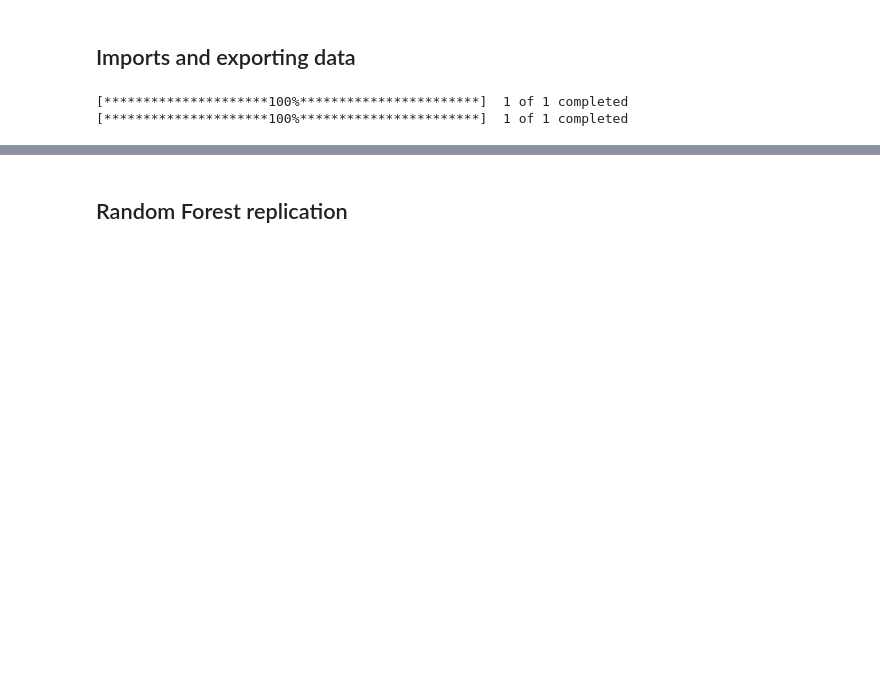
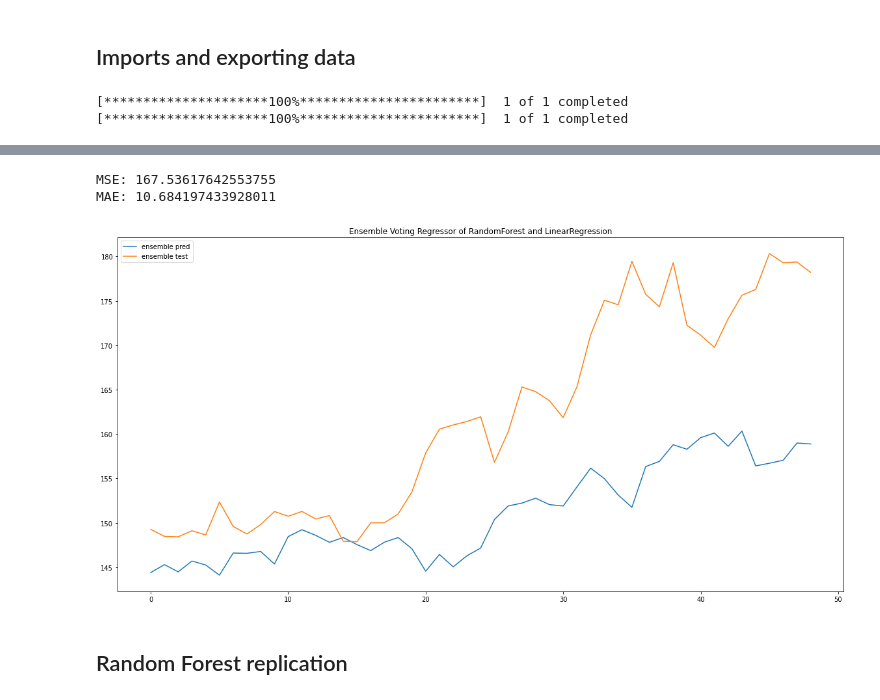
Before and after one commit to ivanlimsy/iOracle, a Jupyter notebook: notebooks/iOracle Deep Learning Ivan.ipynb, the cells around one changed output, grey strips where cells are left out. Drawn from its saved outputs; the diff is of its cells as text; code cells hidden in the pictures; blank space fills up the shorter version.

Commit message:
added ensemble of randomforest and linear regression

```diff
--- a/notebooks/iOracle Deep Learning Ivan.ipynb
+++ b/notebooks/iOracle Deep Learning Ivan.ipynb
@@ -53,0 +89,2 @@ vix_df.to_csv("/Users/ivanlimsweeyong/code/ivanlimsy/jupyter/VIX.csv")   #for on
+# %%
+results = ensemble.predict(X_test)
@@ -53,0 +95,4 @@ vix_df.to_csv("/Users/ivanlimsweeyong/code/ivanlimsy/jupyter/VIX.csv")   #for on
+# %%
+ensemble_y_pred = pd.DataFrame({'ensemble_y_pred':results})
+ensemble_y_test = pd.DataFrame({'ensemble_y_test':y_test})
+ensemble_y_test.reset_index(inplace=True, drop=True)
@@ -54,3 +101,24 @@ vix_df.to_csv("/Users/ivanlimsweeyong/code/ivanlimsy/jupyter/VIX.csv")   #for on
+# %%
+results_df = ensemble_y_pred.merge(ensemble_y_test,
+                       how='inner', left_index=True, right_index=True)
+# %%
+results_df['squared_error'] = (results_df['ensemble_y_pred'] - results_df['ensemble_y_test'])**2
+results_df['absolute_error'] = (results_df['ensemble_y_pred'] - results_df['ensemble_y_test']).abs()
+# %%
+print(f"MSE: {results_df['squared_error'].mean()}")
+print(f"MAE: {results_df['absolute_error'].mean()}")
+# %% [output]
+MSE: 167.53617642553755
+MAE: 10.684197433928011
+# %%
+plt.figure(figsize=(20,10))
+plt.plot(results_df.index, results_df['ensemble_y_pred'], label='ensemble pred')
+plt.plot(results_df.index, results_df['ensemble_y_test'], label='ensemble test')
+plt.legend()
+plt.title('Ensemble Voting Regressor of RandomForest and LinearRegression')
+plt.show()
+# %% [output]
+[figure, added]
 # %% [markdown]
 ## Random Forest replication
 # %% [markdown]
```
Also changed, not shown: parts of 17 cells of this notebook.
